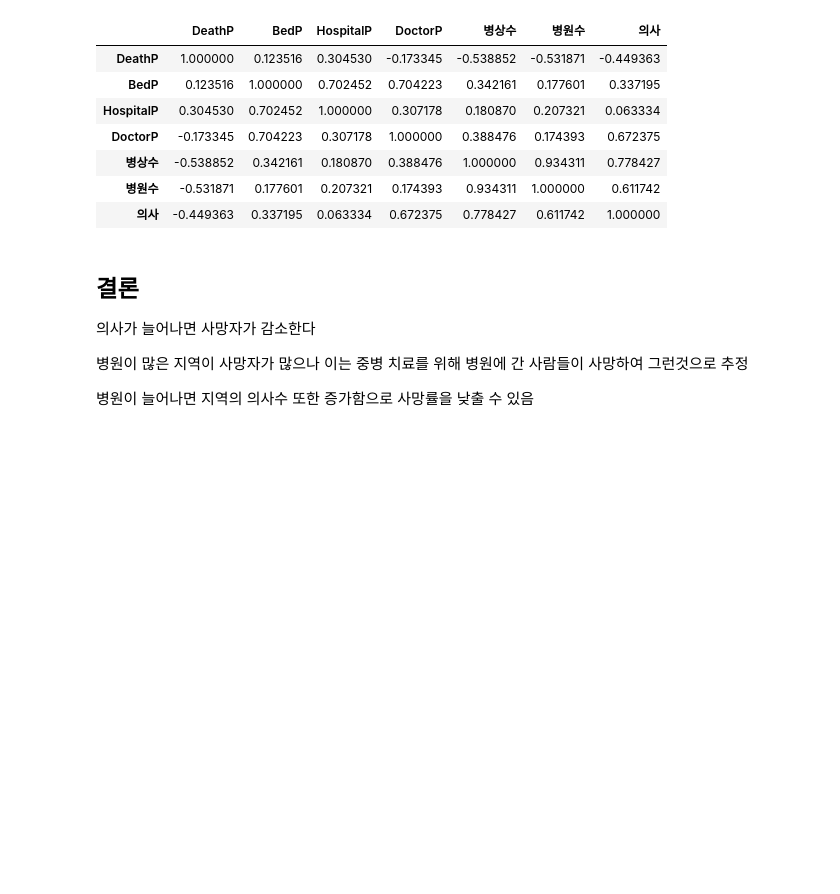
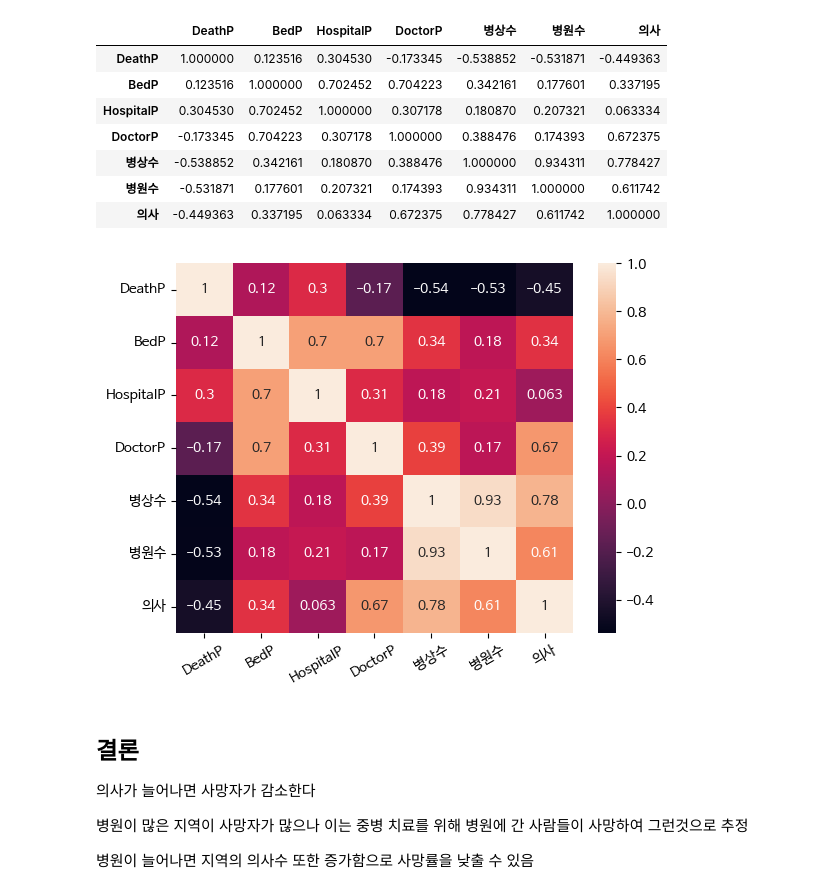
Before and after one commit to cav2280/dcx-final, a Jupyter notebook: main-상관관계 분석 추가.ipynb, the cells around one changed output. Cells and saved outputs as stored; diff of their text form; code cells hidden in the pictures; blank space fills up the shorter version.

Commit message:
new file:   fig/correlation.png 	modified:   "main-\354\203\201\352\264\200\352\264\200\352\263\204 \353\266\204\354\204\235 \354\266\224\352\260\200.ipynb"

```diff
--- a/main-상관관계 분석 추가.ipynb
+++ b/main-상관관계 분석 추가.ipynb
@@ -868,6 +868,15 @@ correlation
 | 병상수 | -0.538852 | 0.342161 | 0.180870 | 0.388476 | 1.000000 | 0.934311 | 0.778427 |
 | 병원수 | -0.531871 | 0.177601 | 0.207321 | 0.174393 | 0.934311 | 1.000000 | 0.611742 |
 | 의사 | -0.449363 | 0.337195 | 0.063334 | 0.672375 | 0.778427 | 0.611742 | 1.000000 |
+# %%
+import seaborn as sns
+plt.rc('axes', unicode_minus=False)
+sns.heatmap(correlation, xticklabels=correlation.columns, yticklabels=correlation.columns, annot=True,color='r')
+plt.xticks(rotation=30)
+plt.savefig('fig/correlation.png', dpi=300)
+plt.show()
+# %% [output]
+[figure, added]
 # %% [markdown]
 ## 결론
 의사가 늘어나면 사망자가 감소한다
```
Also changed, not shown: 1 other file.
